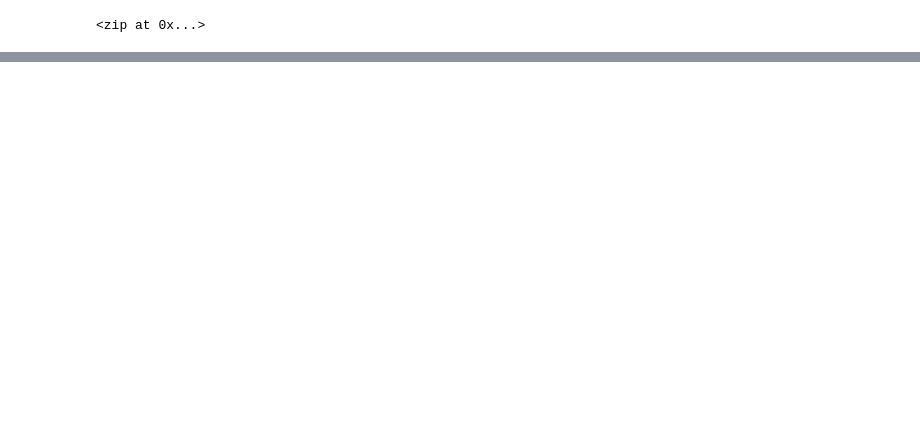
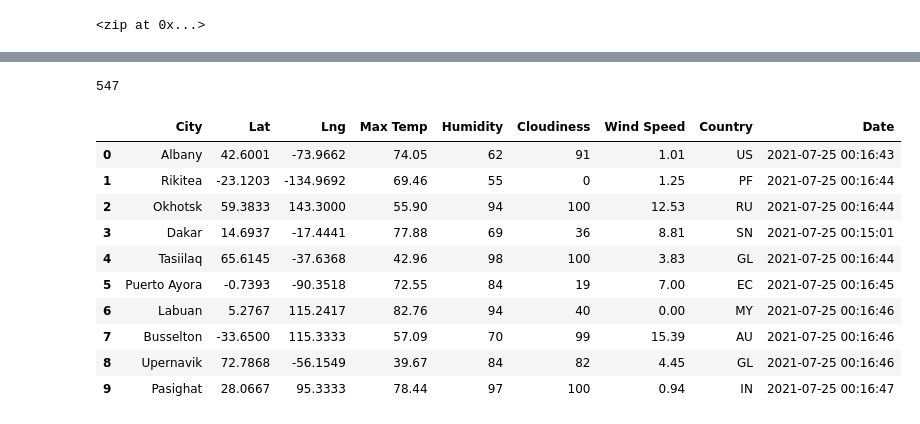
Before and after one commit to bdeorosan/World_Weather_Analysis, a Jupyter notebook: WeatherPy.ipynb, the cells around one changed output, grey strips where cells are left out. Saved outputs shown, nothing was run; the diff lists cells and outputs as text; code cells hidden in the pictures; blank space fills up the shorter version.

Commit message:
Dataframe of 546 cities completed.

```diff
--- a/WeatherPy.ipynb
+++ b/WeatherPy.ipynb
@@ -31,0 +37,9 @@ len(cities)
+# %%
+# Import the requests library.
+import requests
+
+# Import the API key.
+from config import weather_api_key
+
+# Starting URL for Weather Map API Call.
+url = "http://api.openweathermap.org/data/2.5/weather?units=Imperial&APPID=" + weather_api_key
@@ -31,0 +124,20 @@ len(cities)
+# %%
+len(city_data)
+# %% [output]
+547
+# %%
+# Convert the array of dictionaries to a Pandas DataFrame.
+city_data_df = pd.DataFrame(city_data)
+city_data_df.head(10)
+# %% [output]
+|  | City | Lat | Lng | Max Temp | Humidity | Cloudiness | Wind Speed | Country | Date |
+| 0 | Albany | 42.6001 | -73.9662 | 74.05 | 62 | 91 | 1.01 | US | 2021-07-25 00:16:43 |
+| 1 | Rikitea | -23.1203 | -134.9692 | 69.46 | 55 | 0 | 1.25 | PF | 2021-07-25 00:16:44 |
+| 2 | Okhotsk | 59.3833 | 143.3000 | 55.90 | 94 | 100 | 12.53 | RU | 2021-07-25 00:16:44 |
+| 3 | Dakar | 14.6937 | -17.4441 | 77.88 | 69 | 36 | 8.81 | SN | 2021-07-25 00:15:01 |
+| 4 | Tasiilaq | 65.6145 | -37.6368 | 42.96 | 98 | 100 | 3.83 | GL | 2021-07-25 00:16:44 |
+| 5 | Puerto Ayora | -0.7393 | -90.3518 | 72.55 | 84 | 19 | 7.00 | EC | 2021-07-25 00:16:45 |
+| 6 | Labuan | 5.2767 | 115.2417 | 82.76 | 94 | 40 | 0.00 | MY | 2021-07-25 00:16:46 |
+| 7 | Busselton | -33.6500 | 115.3333 | 57.09 | 70 | 99 | 15.39 | AU | 2021-07-25 00:16:46 |
+| 8 | Upernavik | 72.7868 | -56.1549 | 39.67 | 84 | 82 | 4.45 | GL | 2021-07-25 00:16:46 |
+| 9 | Pasighat | 28.0667 | 95.3333 | 78.44 | 97 | 100 | 0.94 | IN | 2021-07-25 00:16:47 |
```
Also changed, not shown: parts of 8 cells of this notebook, 6 other files.
